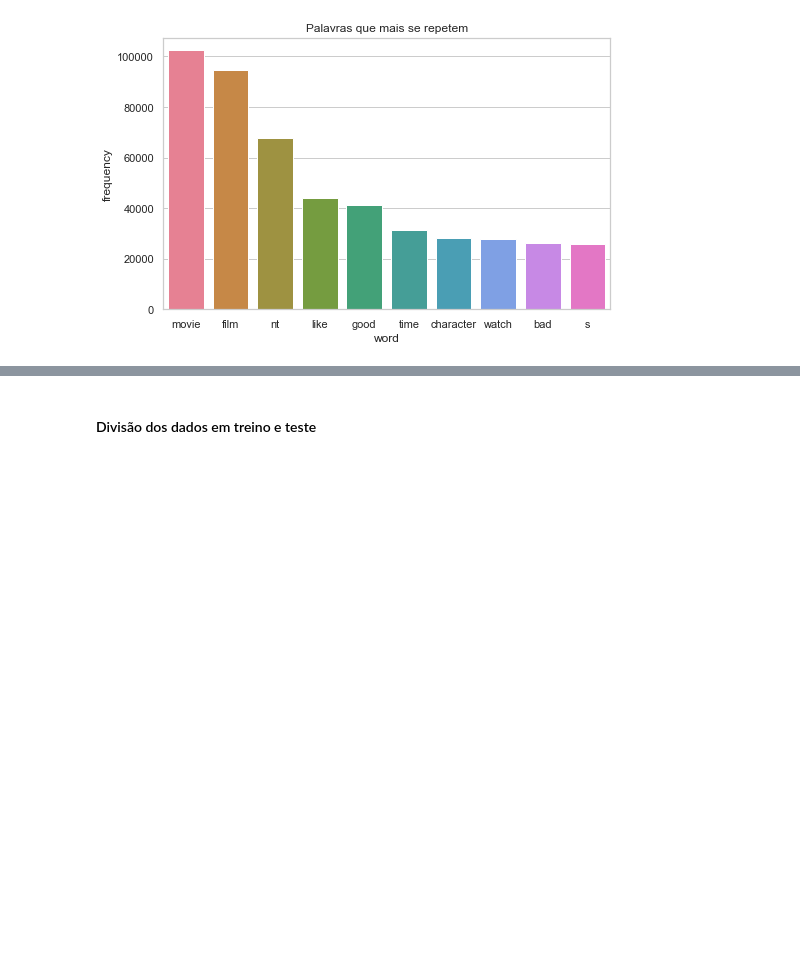
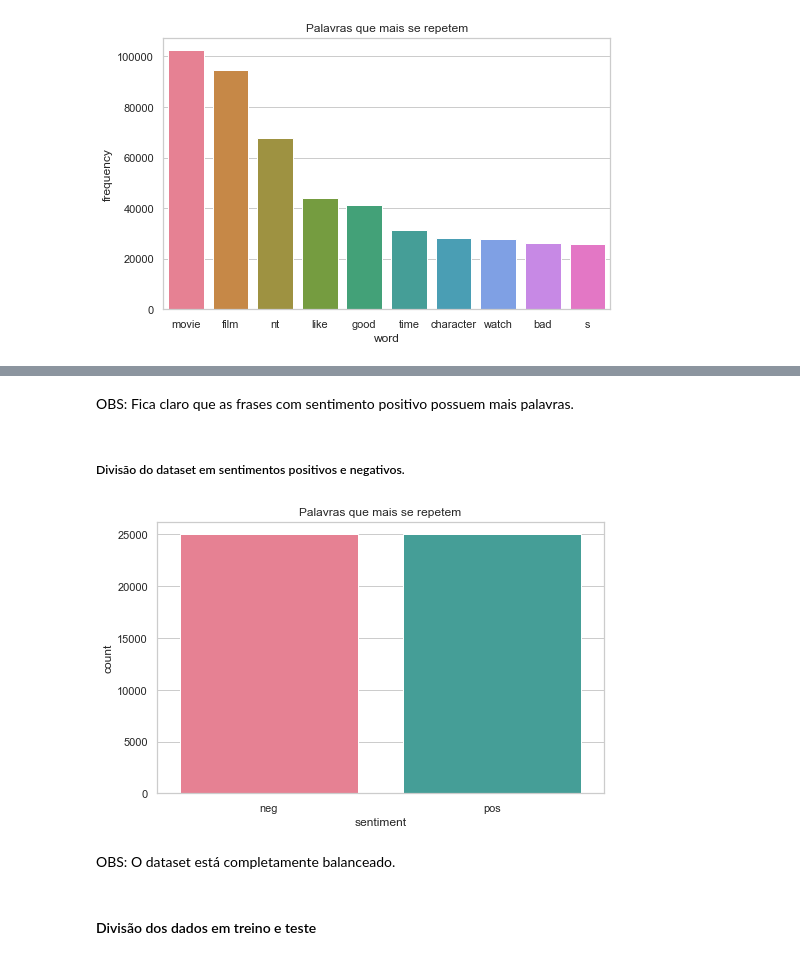
Before and after one commit to doissegundos/PLN_IMDB_50K_Movie_Reviews, a Jupyter notebook: pln.ipynb, the cells around one changed output, grey strips where cells are left out. Cells and saved outputs as stored; diff of their text form; code cells hidden in the pictures; blank space fills up the shorter version.

```diff
--- a/pln.ipynb
+++ b/pln.ipynb
@@ -427,3 +491,17 @@ plt.show()
+# %% [markdown]
+OBS: Fica claro que as frases com sentimento positivo possuem mais palavras.
+# %% [markdown]
+##### Divisão do dataset em sentimentos positivos e negativos.
+# %%
+sns.set_theme(style="whitegrid")
+plt.figure(figsize=(8,5))
+sns.countplot(x="sentiment", data = df_train, palette="husl")
+plt.title('Palavras que mais se repetem')
+plt.show()
+# %% [output]
+[figure, added]
+# %% [markdown]
+OBS: O dataset está completamente balanceado.
 # %% [markdown]
 #### Divisão dos dados em treino e teste
 # %% [markdown]
```
Also changed, not shown: parts of 31 cells of this notebook, 4 other files.
